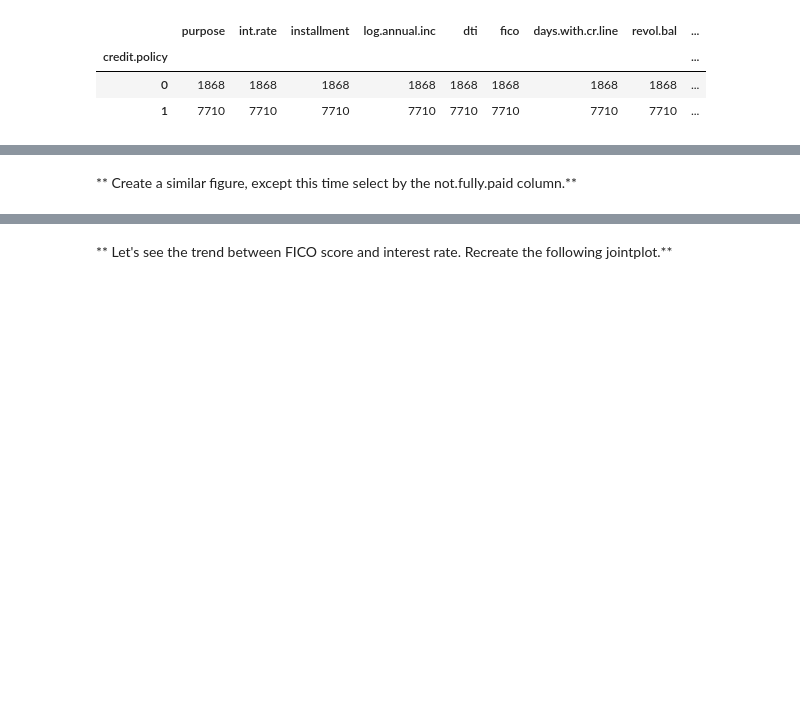
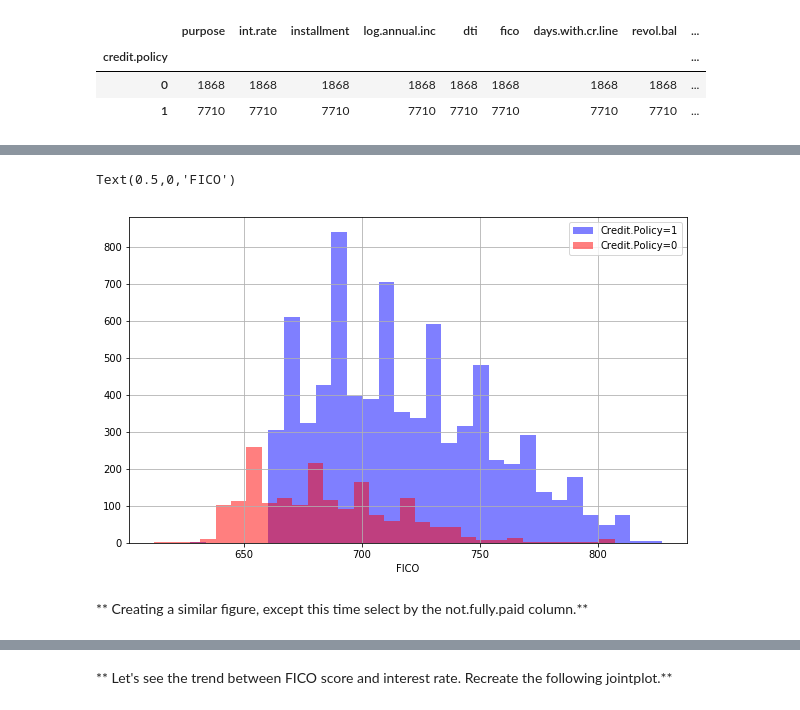
Before and after one commit to sayed6201/200_days_of_ML_with_python, a Jupyter notebook: ML projects/Tree/Decision Trees and Random Forest Project .ipynb, the cells around one changed output, grey strips where cells are left out. Saved outputs shown, nothing was run; the diff lists cells and outputs as text; code cells hidden in the pictures; blank space fills up the shorter version.

```diff
--- a/ML projects/Tree/Decision Trees and Random Forest Project .ipynb
+++ b/ML projects/Tree/Decision Trees and Random Forest Project .ipynb
@@ -104,2 +131,13 @@ df.groupby('credit.policy').count()
+# %%
+plt.figure(figsize=(10,6))
+df[df['credit.policy']==1]['fico'].hist(alpha=0.5,color='blue',
+                                              bins=30,label='Credit.Policy=1')
+df[df['credit.policy']==0]['fico'].hist(alpha=0.5,color='red',
+                                              bins=30,label='Credit.Policy=0')
+plt.legend()
+plt.xlabel('FICO')
+# %% [output]
+Text(0.5,0,'FICO')
+[figure, added]
 # %% [markdown]
-** Create a similar figure, except this time select by the not.fully.paid column.**
+** Creating a similar figure, except this time select by the not.fully.paid column.**
```
Also changed, not shown: parts of 57 cells of this notebook, 6 other files.
